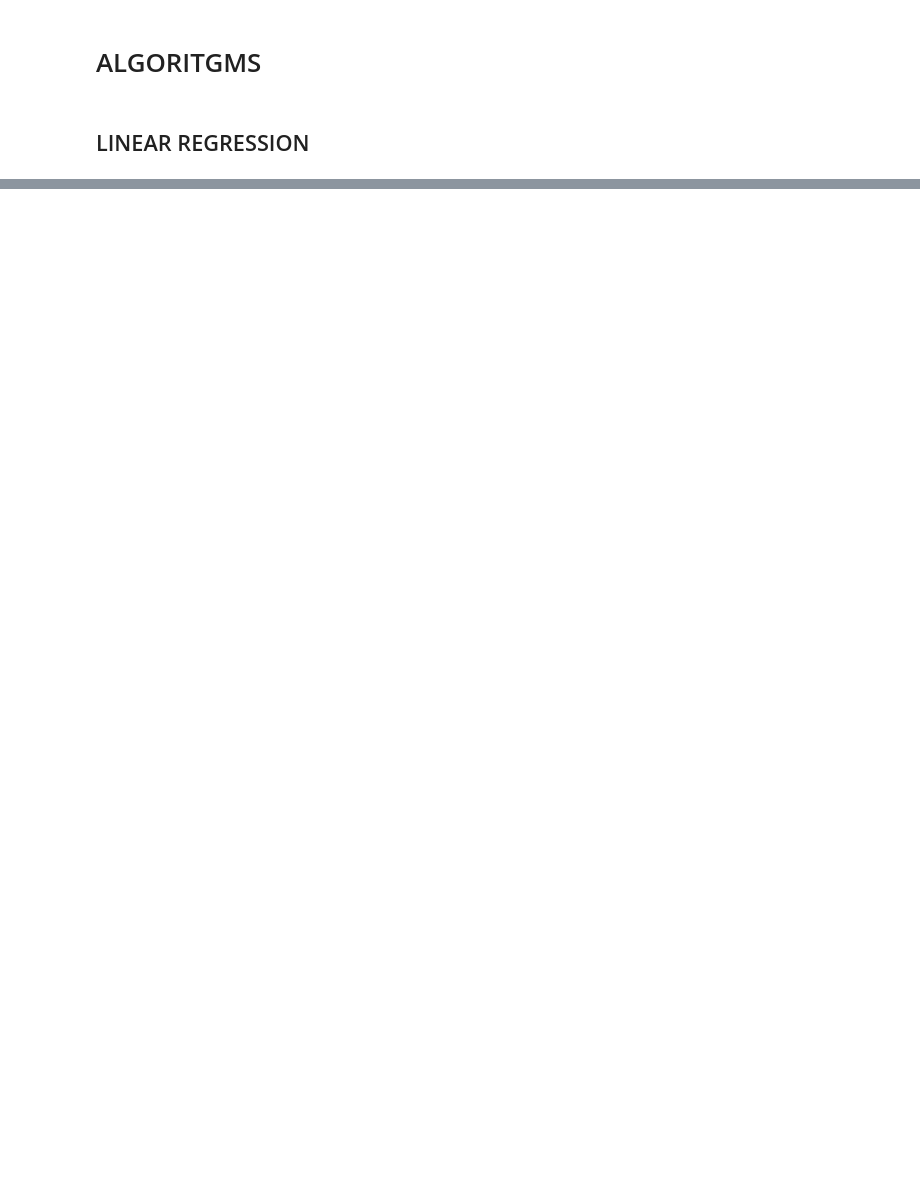
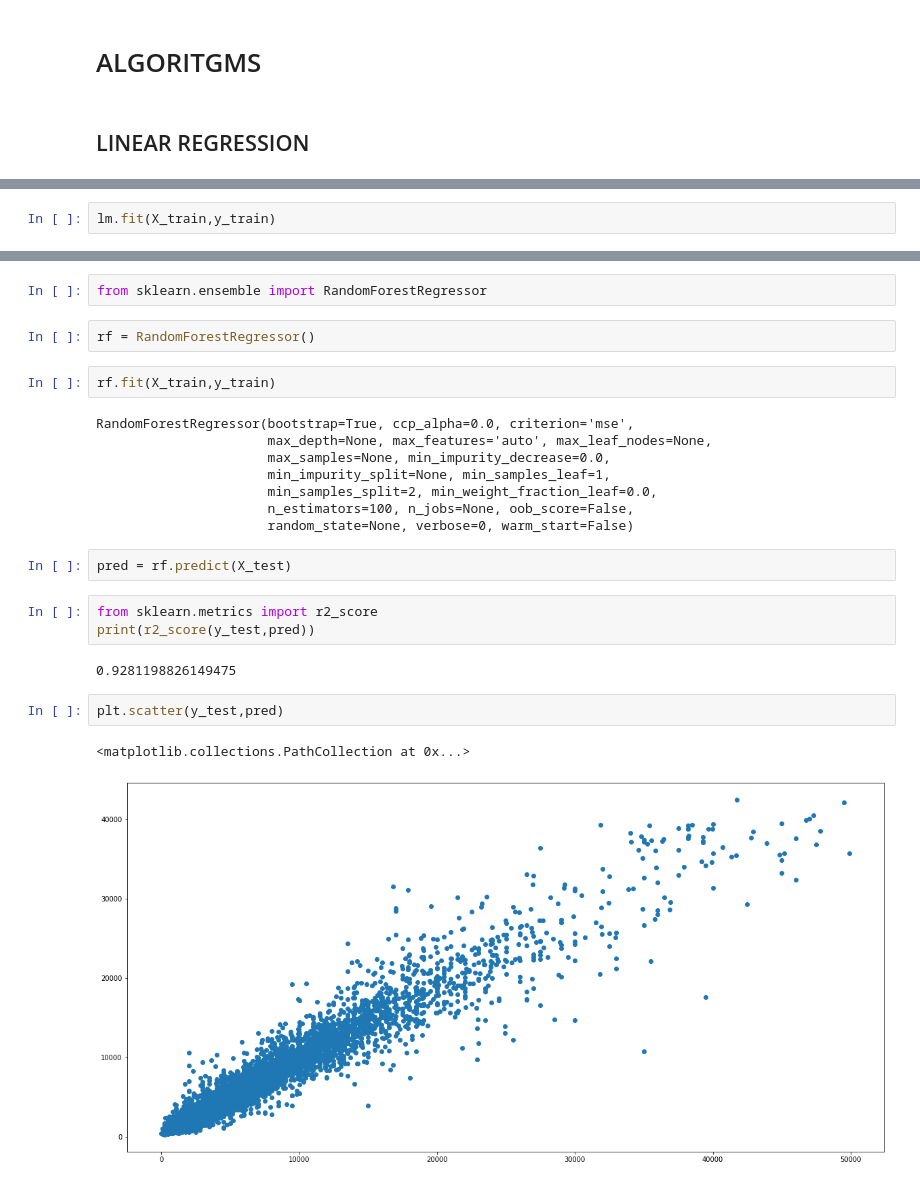
Before and after one commit to antoneev/travelrecommender, a Jupyter notebook: Used Cars.ipynb, the cells around one changed output, grey strips where cells are left out. Saved outputs shown, nothing was run; the diff lists cells and outputs as text; blank space fills up the shorter version.

Commit message:
applied linear regression and randomforest

```diff
--- a/Used Cars.ipynb
+++ b/Used Cars.ipynb
@@ -968,0 +877,2 @@ Name: price_usd_log, dtype: float64
+# %%
+lm.fit(X_train,y_train)
@@ -968,0 +889,26 @@ Name: price_usd_log, dtype: float64
+# %%
+from sklearn.ensemble import RandomForestRegressor
+# %%
+rf = RandomForestRegressor()
+# %%
+rf.fit(X_train,y_train)
+# %% [output]
+RandomForestRegressor(bootstrap=True, ccp_alpha=0.0, criterion='mse',
+                      max_depth=None, max_features='auto', max_leaf_nodes=None,
+                      max_samples=None, min_impurity_decrease=0.0,
+                      min_impurity_split=None, min_samples_leaf=1,
+                      min_samples_split=2, min_weight_fraction_leaf=0.0,
+                      n_estimators=100, n_jobs=None, oob_score=False,
+                      random_state=None, verbose=0, warm_start=False)
+# %%
+pred = rf.predict(X_test)
+# %%
+from sklearn.metrics import r2_score
+print(r2_score(y_test,pred))
+# %% [output]
+0.9281198826149475
+# %%
+plt.scatter(y_test,pred)
+# %% [output]
+<matplotlib.collections.PathCollection at 0x...>
+[figure, added]
```
Also changed, not shown: parts of 25 cells of this notebook.
